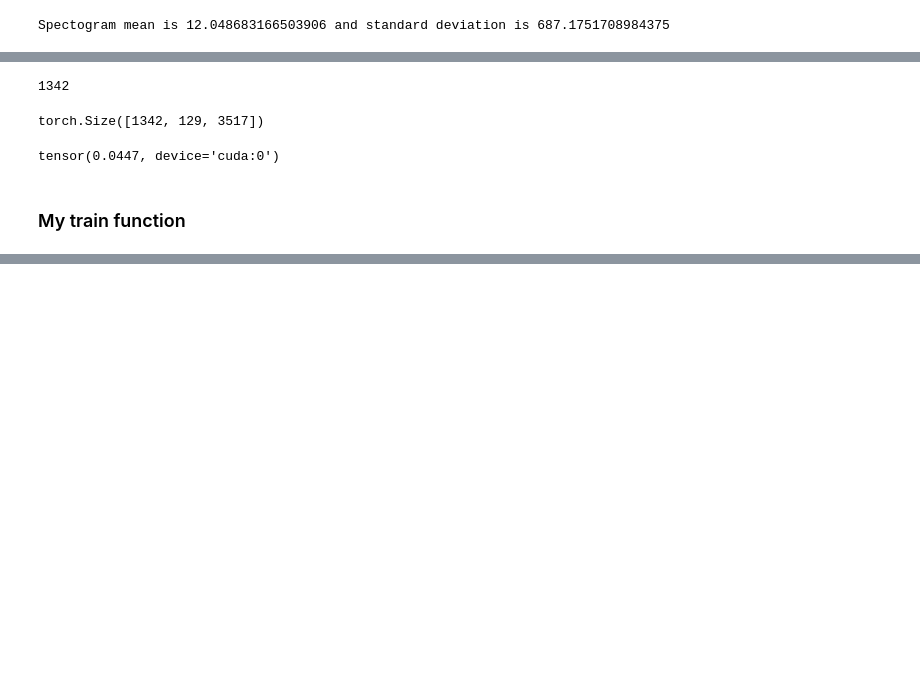
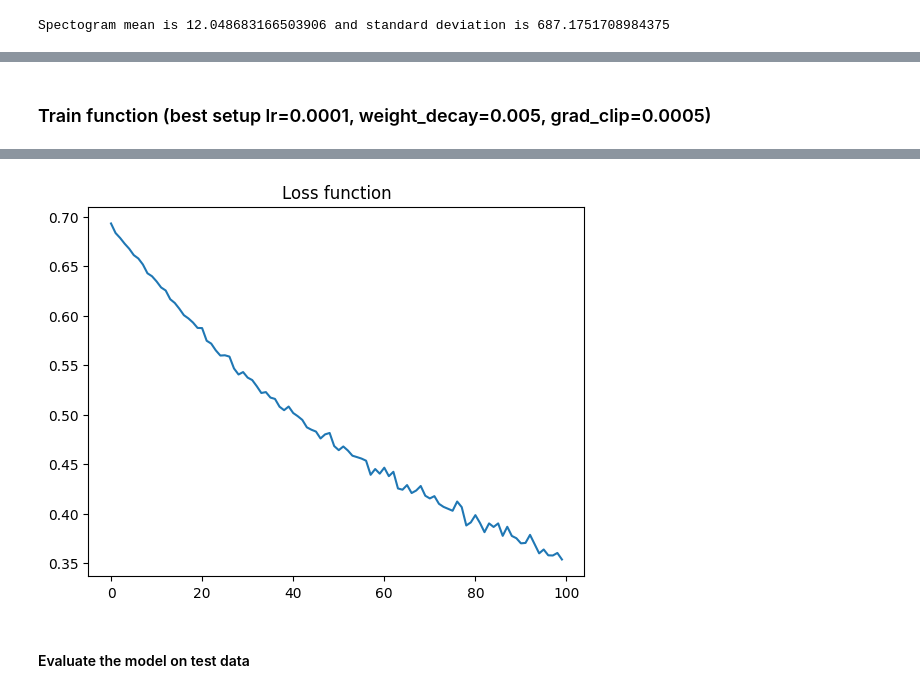
Before and after one commit to hornikmatej/sur_project, a Jupyter notebook: voiceRecognition.ipynb, the cells around one changed output, grey strips where cells are left out. Saved outputs shown, nothing was run; the diff lists cells and outputs as text; code cells hidden in the pictures; blank space fills up the shorter version.

Commit message:
voice final

```diff
--- a/voiceRecognition.ipynb
+++ b/voiceRecognition.ipynb
@@ -463,39 +333,0 @@ spectrograms_tensor_real_data = torch.Tensor(ps_real_data).to(device)
-# %%
-# file_names_labels = torch.Tensor(file_names)
-# dataset_real_data = TensorDataset(spectrograms_tensor_real_data.unsqueeze(1))
-print(len(file_names))
-td_tensor = torch.Tensor(ps_real_data)
-td_tensor.shape
-# %% [output]
-1342
-torch.Size([1342, 129, 3517])
-# %%
-f = open("nn-voice-2",'w')
-# loop through the data write results to the file
-f_idx = 0
-
-# target dev spectrograms tensor
-# td_tensor = torch.Tensor(ps_real_data)
-sum_pred_td = 0
-for t in td_tensor:
-    input_spec = t.unsqueeze(0).unsqueeze(0).to(device)
-    output = model(input_spec)
-
-    f.write(f'{file_names[f_idx]} {output.argmax()}\n')
-    # print(f'{file_names[f_idx]}  {output.argmax()}')
-    sum_pred_td += output.argmax()
-    f_idx +=1
-
-print(sum_pred_td/f_idx)
-# for data in spectrograms_tensor_real_data:
-#   # print(data[0].shape)
-#   data = data[0].to(device)
-#   output = model(data.unsqueeze(0).unsqueeze(0))
-#   f.write(f'{file_names[f_idx]} {output[output.argmax()]} {output.argmax()}')
-#   print(f'{file_names[f_idx]} {output[output.argmax()]} {output.argmax()}')
-#   break
-#   f_idx += 1
-
-f.close()
-# %% [output]
-tensor(0.0447, device='cuda:0')
@@ -502,6 +337,7 @@ tensor(0.0447, device='cuda:0')
 # %% [markdown]
-### My train function
+### Train function (best setup lr=0.0001, weight_decay=0.005, grad_clip=0.0005)
 # %%
+
 # define loss function and optimizer
 criterion = nn.CrossEntropyLoss(weight=torch.FloatTensor([20/152,132/152])).to(device)
 optimizer = optim.SGD(model.parameters(), lr=0.0001, weight_decay=0.005)
@@ -510,12 +346,16 @@ optimizer = optim.SGD(model.parameters(), lr=0.0001, weight_decay=0.005)
 batch_size = 32
 dataloader = DataLoader(dataset, batch_size=batch_size, shuffle=True)
 
+losses_overall = []
+
 # training
-num_epochs = 10
+num_epochs = 100
 for epoch in range(num_epochs):
+    losses = []
     for batch_inputs, batch_labels in dataloader:
         # forward
         outputs = model(batch_inputs)
+
         # torch.save(model.state_dict(), PATH)
         # loss
         loss = criterion(outputs, batch_labels)
@@ -525,6 +365,13 @@ for epoch in range(num_epochs):
         optimizer.zero_grad()
         loss.backward()
         optimizer.step()
+        losses.append(loss.item())
 
-    print(f'Epoch {epoch+1}/{num_epochs}, Loss: {loss.item()}')
+    losses_overall.append(np.mean(losses))
+    print(f'Epoch {epoch+1}/{num_epochs}, Loss: {np.mean(losses)}')
+
+# plot graph
+plt.plot(np.arange(0,num_epochs,1),losses_overall)
+plt.title('Loss function')
+plt.show()
 # %% [output]
@@ -540,0 +395 @@ Epoch 10/10, Loss: 0.6506024599075317
+[figure, added]
@@ -541,3 +400,5 @@ Epoch 10/10, Loss: 0.6506024599075317
+# %% [markdown]
+#### Evaluate the model on test data
 # %%
 # testing
 # pad spectograms for each test data
```
Also changed, not shown: parts of 25 cells of this notebook, 2 other files.
